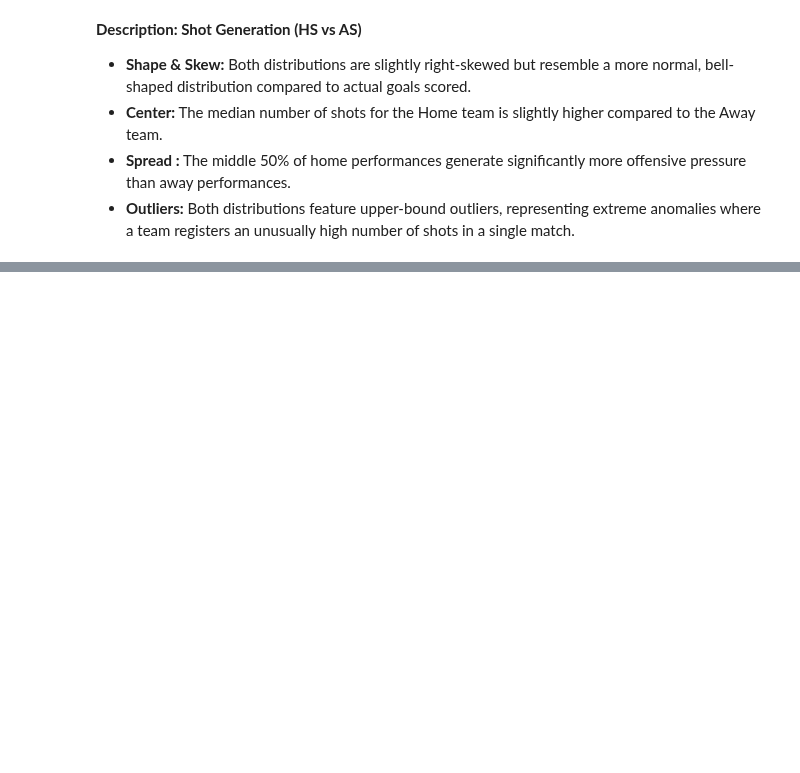
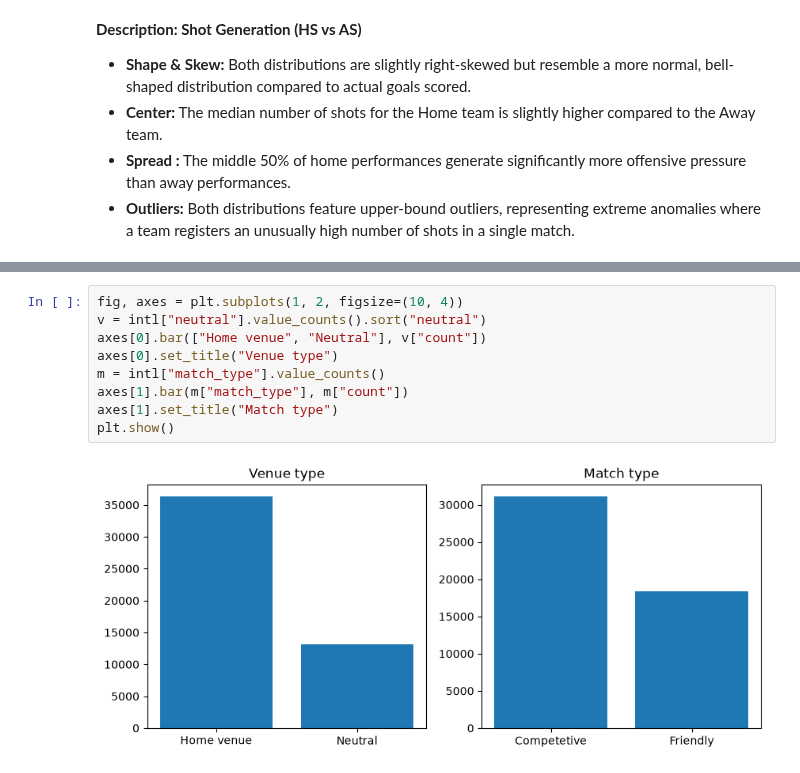
Before and after one commit to YoussefEgh/cs418-football, a Jupyter notebook: eda.ipynb, the cells around one changed output, grey strips where cells are left out. Saved outputs shown, nothing was run; the diff lists cells and outputs as text; blank space fills up the shorter version.

```diff
--- a/eda.ipynb
+++ b/eda.ipynb
@@ -224,0 +324,11 @@ max     29.000000   28.000000
+# %%
+fig, axes = plt.subplots(1, 2, figsize=(10, 4))
+v = intl["neutral"].value_counts().sort("neutral")
+axes[0].bar(["Home venue", "Neutral"], v["count"])
+axes[0].set_title("Venue type")
+m = intl["match_type"].value_counts()
+axes[1].bar(m["match_type"], m["count"])
+axes[1].set_title("Match type")
+plt.show()
+# %% [output]
+[figure, added]
```
Also changed, not shown: parts of 23 cells of this notebook.
